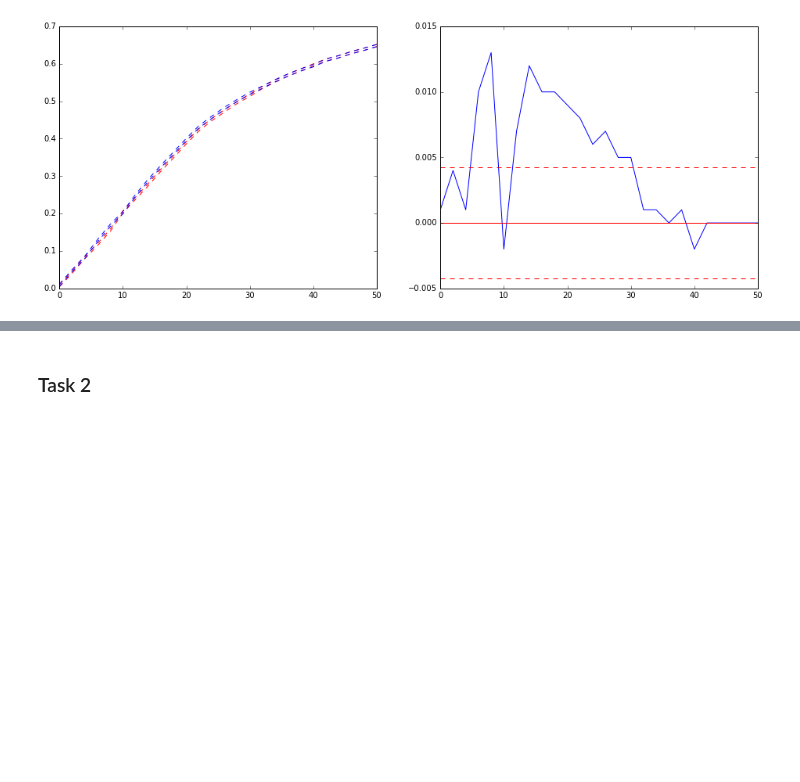
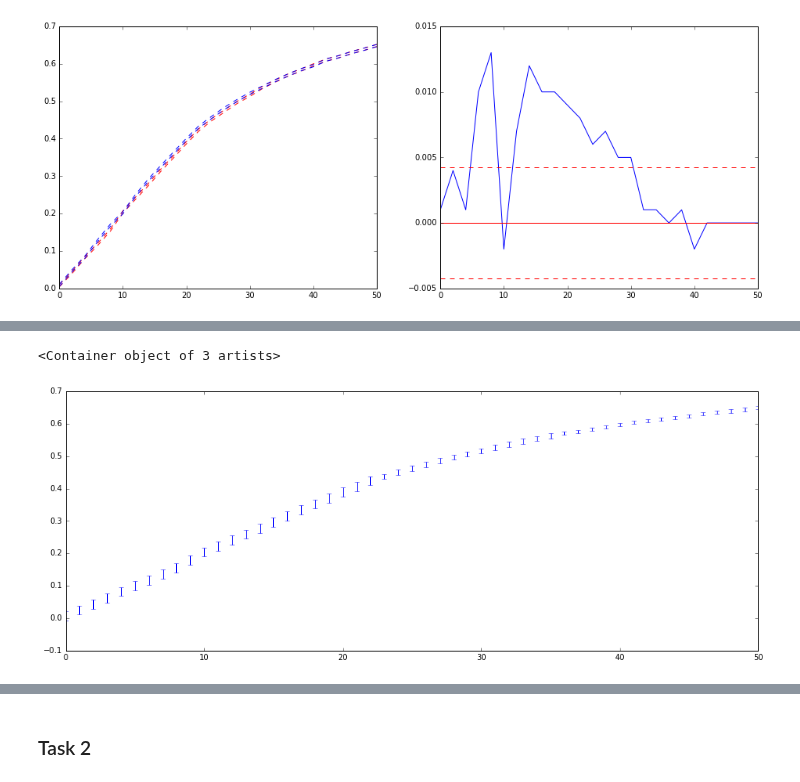
Before and after one commit to NlKLas/PyRePo, a Jupyter notebook: V1_python/V1.ipynb, the cells around one changed output, grey strips where cells are left out. Drawn from its saved outputs; the diff is of its cells as text; code cells hidden in the pictures; blank space fills up the shorter version.

```diff
--- a/V1_python/V1.ipynb
+++ b/V1_python/V1.ipynb
@@ -129,3 +232,10 @@ Hysterese ist angedeutet, allerdings sehr schwach ausgeprägt. Liegt nicht in de
+# %%
+fig,ax = plt.subplots(1,1,figsize=(16,6))
+
+ax.errorbar(range(51),B(range(51)),yerr=ΔB(range(51)),fmt='None',c='b')
+# %% [output]
+<Container object of 3 artists>
+[figure, added]
 # %%
 fig,ax = plt.subplots(1,1,figsize=(16,10))
 fun = lambda x,*a: sum([a[i]*x**i for i in range(len(a))])
```
Also changed, not shown: parts of 9 cells of this notebook, 3 other files.
